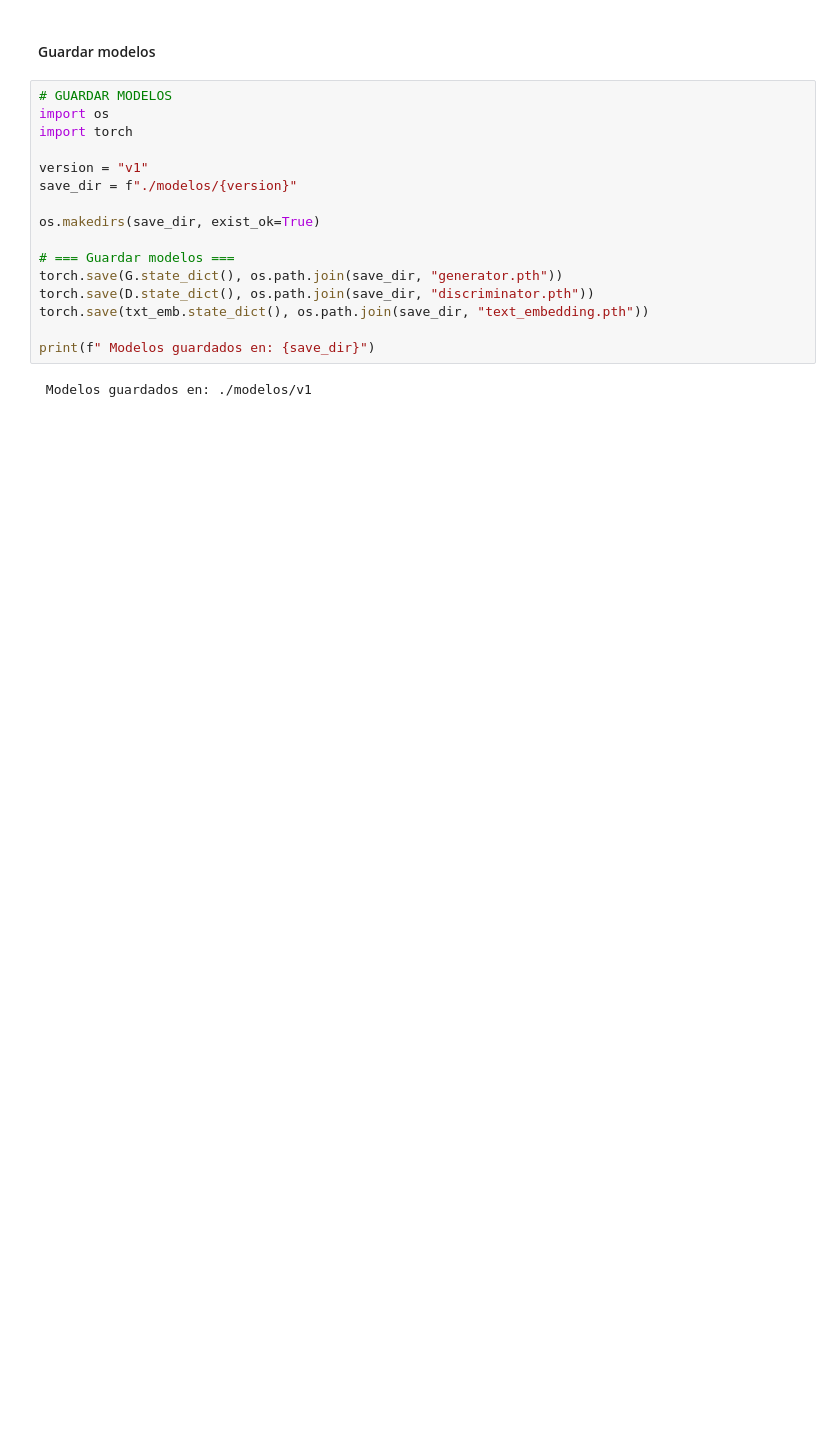
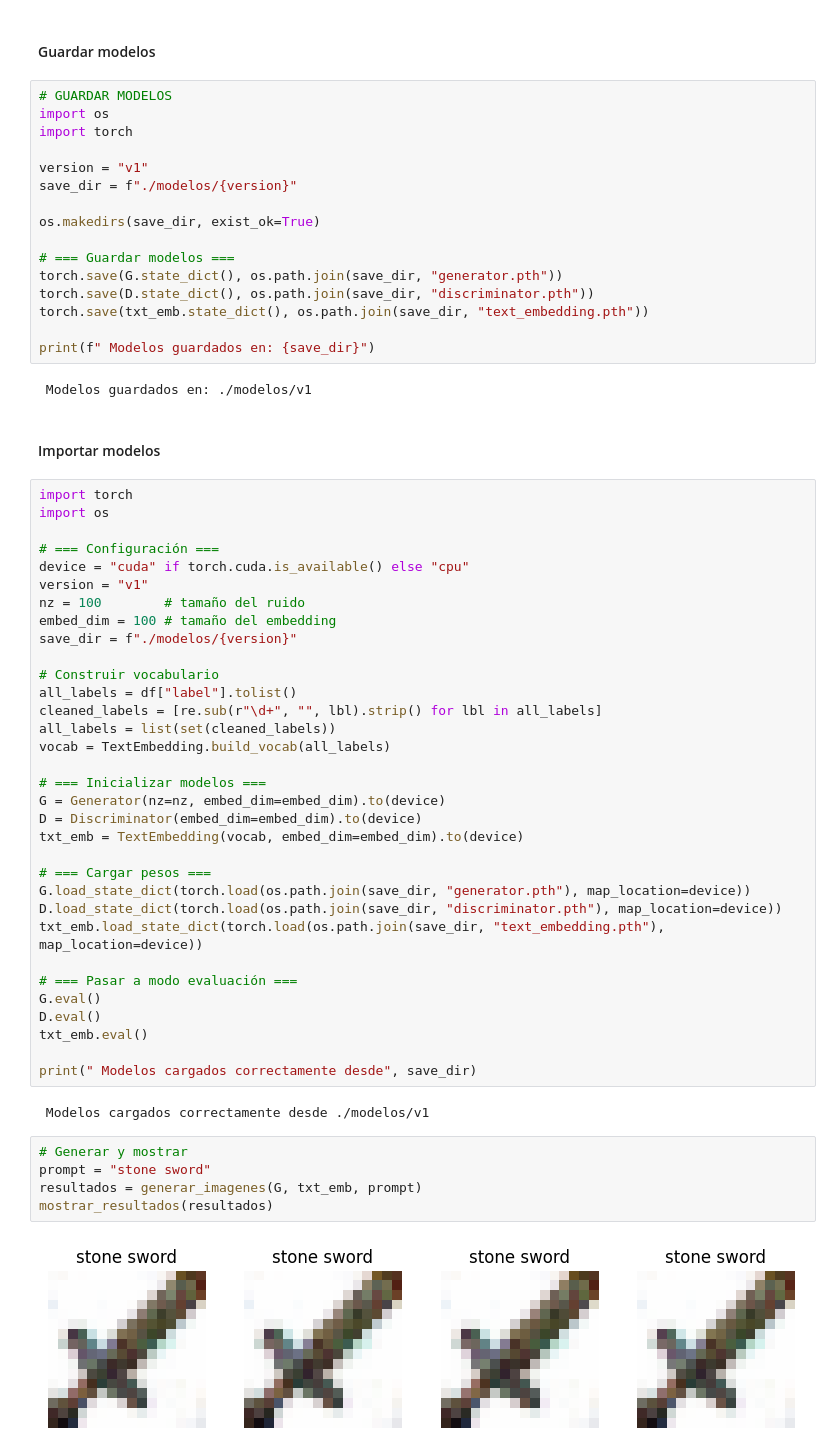
Before and after one commit to Alvarofp537/PCD, a Jupyter notebook: GAN_mine.ipynb, the cells around one changed output. Cells and saved outputs as stored; diff of their text form; blank space fills up the shorter version.

Commit message:
v1 import modelos

```diff
--- a/GAN_mine.ipynb
+++ b/GAN_mine.ipynb
@@ -376,3 +376,47 @@ torch.save(txt_emb.state_dict(), os.path.join(save_dir, "text_embedding.pth"))
 print(f" Modelos guardados en: {save_dir}")
 # %% [output]
  Modelos guardados en: ./modelos/v1
+# %% [markdown]
+#### Importar modelos
+# %%
+import torch
+import os
+
+# === Configuración ===
+device = "cuda" if torch.cuda.is_available() else "cpu"
+version = "v1"
+nz = 100        # tamaño del ruido
+embed_dim = 100 # tamaño del embedding
+save_dir = f"./modelos/{version}"
+
+# Construir vocabulario
+all_labels = df["label"].tolist()
+cleaned_labels = [re.sub(r"\d+", "", lbl).strip() for lbl in all_labels]
+all_labels = list(set(cleaned_labels))
+vocab = TextEmbedding.build_vocab(all_labels)
+
+# === Inicializar modelos ===
+G = Generator(nz=nz, embed_dim=embed_dim).to(device)
+D = Discriminator(embed_dim=embed_dim).to(device)
+txt_emb = TextEmbedding(vocab, embed_dim=embed_dim).to(device)
+
+# === Cargar pesos ===
+G.load_state_dict(torch.load(os.path.join(save_dir, "generator.pth"), map_location=device))
+D.load_state_dict(torch.load(os.path.join(save_dir, "discriminator.pth"), map_location=device))
+txt_emb.load_state_dict(torch.load(os.path.join(save_dir, "text_embedding.pth"), map_location=device))
+
+# === Pasar a modo evaluación ===
+G.eval()
+D.eval()
+txt_emb.eval()
+
+print(" Modelos cargados correctamente desde", save_dir)
+# %% [output]
+ Modelos cargados correctamente desde ./modelos/v1
+# %%
+# Generar y mostrar
+prompt = "stone sword"
+resultados = generar_imagenes(G, txt_emb, prompt)
+mostrar_resultados(resultados)
+# %% [output]
+[figure, added]
```
Also changed, not shown: parts of 4 cells of this notebook.
